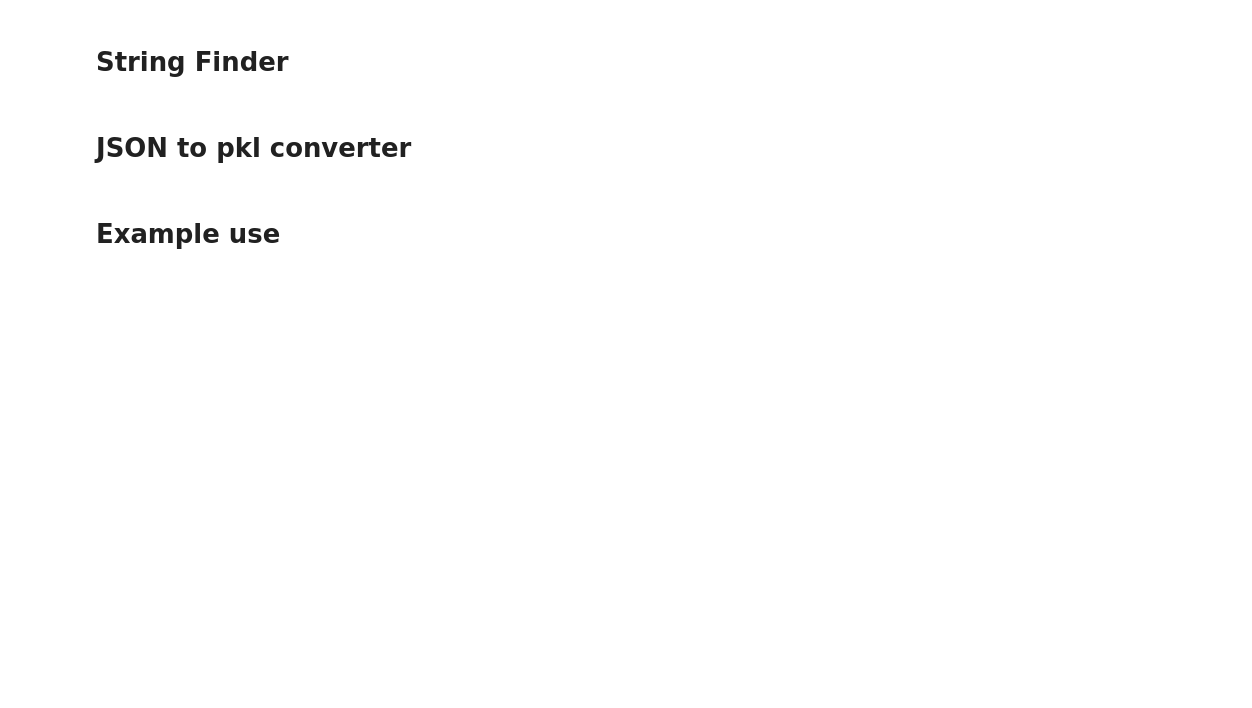
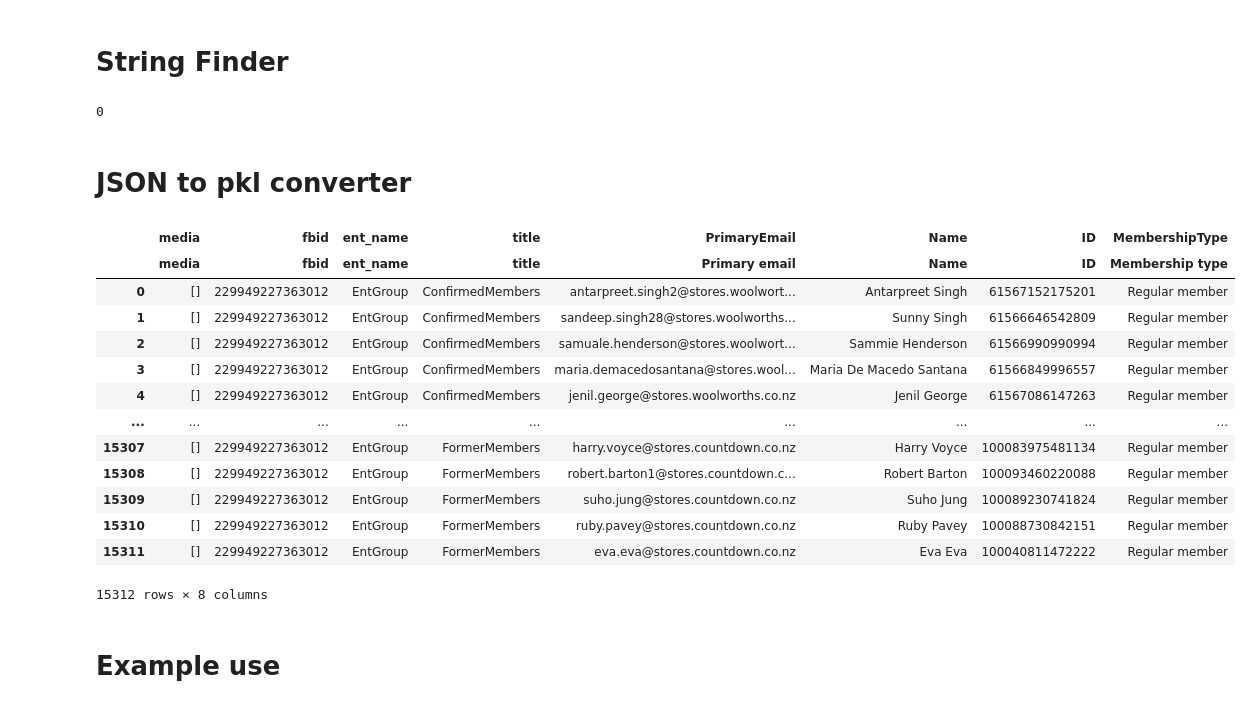
Before and after one commit to djmking-tai/workplace_converter, a Jupyter notebook: dev_notebook.ipynb, the cells around one changed output. Drawn from its saved outputs; the diff is of its cells as text; code cells hidden in the pictures; blank space fills up the shorter version.

```diff
--- a/dev_notebook.ipynb
+++ b/dev_notebook.ipynb
@@ -26,7 +24,7 @@ def search_strings_in_json(directory, strings_to_find):
     return matches
 
 # strings_to_find = ['2307148732639320', '2090275401330376', '2090275404663709', '100056956201608']
-strings_to_find=['2328713727338469']
+strings_to_find=['8073719999360913']
 
 #company info and company group:61565211886319 --> people_sets_1 & child_groups, 1910535509304367
 
@@ -36,7 +34,10 @@ strings_to_find=['2328713727338469']
 #100040716736805
 # directory = '/Users/dan/Documents/local_code/test/data/woolies/workplace/organization'
 # directory = '/Users/dan/Documents/local_code/test/data/woolies/workplace/groups'
-directory = '/Users/dan/Documents/local_code/test/data/woolies/workplace/user_profiles'
+# directory = 'Workplace Data Company Information/groups'
+# directory = 'Workplace Data Company Information/organization'
+# directory = 'Workplace Data Company Information/user_profiles'
+directory = 'Workplace Data Company Information/groups'
 matches = search_strings_in_json(directory, strings_to_find)
 
 count = 0
@@ -45,6 +46,8 @@ for match in matches:
     count+=1
     print(f"Found '{match[1]}' in file: {match[0]}")
 print(count)
+# %% [output]
+0
 # %% [markdown]
 # JSON to pkl converter
 # %%
@@ -226,6 +229,63 @@ def convert_to_csv(root_dir):
                 output_path = os.path.join(output_root, output_filename)
                 temp_records.to_pickle(output_path, protocol=pickle.HIGHEST_PROTOCOL)
                 print(f"Saved {output_path}")
+# %%
+def extract_company_group(data_dir):
+    with open(data_dir, 'r', encoding='utf-8') as f:
+        data_dict = json.load(f)
+
+    records = []
+    record_template = {(key, key): value for key, value in data_dict.items() if key != 'label_values'}
+
+
+    from copy import deepcopy
+
+    for item in data_dict['label_values']:
+        # print(item)
+        if not "dict" in item:
+            record_template[(item['ent_field_name'], item['label'])] = item.get('value', np.nan)
+
+    for item in data_dict['label_values']:
+        if "dict" not in item: continue
+
+        record = deepcopy(record_template)
+        # print(item)
+        record[("title", "title")] = item['title']
+        record_copy = deepcopy(record)
+
+        entry_list = item['dict']
+
+        for entry in entry_list:
+            for s_entry in entry['dict']:
+                # print(s_entry)
+
+                record_copy[(s_entry['ent_field_name'], s_entry.get('label', s_entry['ent_field_name']))] = s_entry['value']
+
+            records.append(deepcopy(record_copy))
+
+    column_index = pd.MultiIndex.from_tuples(list(records[0].keys()))
+    df = pd.DataFrame.from_records(records, columns=column_index)
+
+    # print(records)
+
+    return df
+
+extract_company_group('Workplace Data Company Information/organization/company_group_2.json')
+# %% [output]
+|  | media | fbid | ent_name | title | PrimaryEmail | Name | ID | MembershipType |
+|  | media | fbid | ent_name | title | Primary email | Name | ID | Membership type |
+| 0 | [] | 229949227363012 | EntGroup | ConfirmedMembers | antarpreet.singh2@stores.woolwort... | Antarpreet Singh | 61567152175201 | Regular member |
+| 1 | [] | 229949227363012 | EntGroup | ConfirmedMembers | sandeep.singh28@stores.woolworths... | Sunny Singh | 61566646542809 | Regular member |
+| 2 | [] | 229949227363012 | EntGroup | ConfirmedMembers | samuale.henderson@stores.woolwort... | Sammie Henderson | 61566990990994 | Regular member |
+| 3 | [] | 229949227363012 | EntGroup | ConfirmedMembers | maria.demacedosantana@stores.wool... | Maria De Macedo Santana | 61566849996557 | Regular member |
+| 4 | [] | 229949227363012 | EntGroup | ConfirmedMembers | jenil.george@stores.woolworths.co.nz | Jenil George | 61567086147263 | Regular member |
+| ... | ... | ... | ... | ... | ... | ... | ... | ... |
+| 15307 | [] | 229949227363012 | EntGroup | FormerMembers | harry.voyce@stores.countdown.co.nz | Harry Voyce | 100083975481134 | Regular member |
+| 15308 | [] | 229949227363012 | EntGroup | FormerMembers | robert.barton1@stores.countdown.c... | Robert Barton | 100093460220088 | Regular member |
+| 15309 | [] | 229949227363012 | EntGroup | FormerMembers | suho.jung@stores.countdown.co.nz | Suho Jung | 100089230741824 | Regular member |
+| 15310 | [] | 229949227363012 | EntGroup | FormerMembers | ruby.pavey@stores.countdown.co.nz | Ruby Pavey | 100088730842151 | Regular member |
+| 15311 | [] | 229949227363012 | EntGroup | FormerMembers | eva.eva@stores.countdown.co.nz | Eva Eva | 100040811472222 | Regular member |
+15312 rows × 8 columns
 # %% [markdown]
 # Example use
 # %%
```
Also changed, not shown: parts of 3 cells of this notebook, 2 other files.
